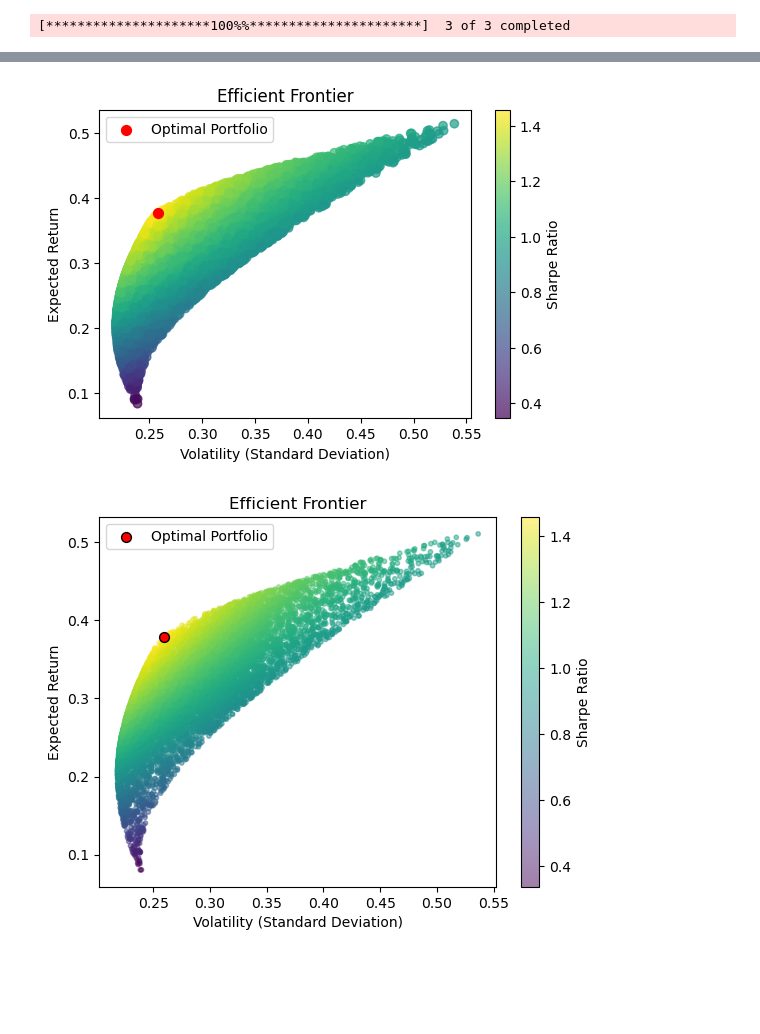
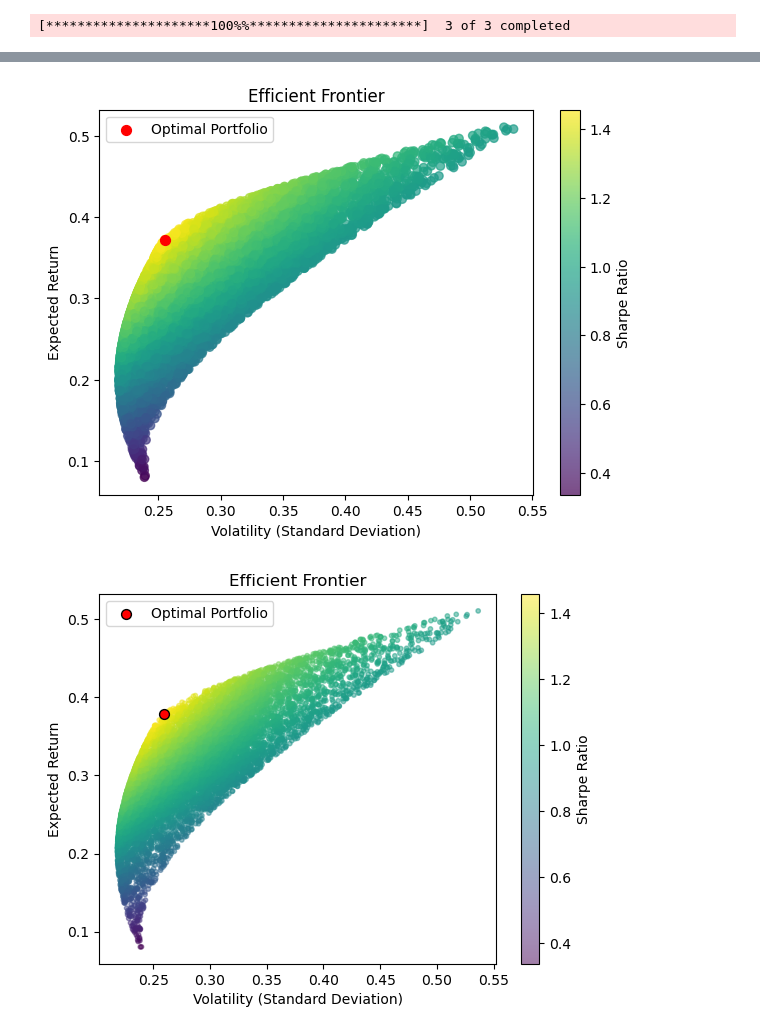
Before and after one commit to RealOkabe/FE-520-Python-for-financial-data, a Jupyter notebook: 2024_Spring_Assignment_2_Questions.ipynb, the cells around one changed output, grey strips where cells are left out. Cells and saved outputs as stored; diff of their text form; code cells hidden in the pictures; blank space fills up the shorter version.

Commit message:
Changed the size of the plot to look more like the provided output.

```diff
--- a/2024_Spring_Assignment_2_Questions.ipynb
+++ b/2024_Spring_Assignment_2_Questions.ipynb
@@ -100,22 +100,22 @@ Date
 # %%
 # Find the optimal portfolio (max Sharpe ratio)
 optimal_portfolio = data_metrics.iloc[data_metrics['Sharpe Ratio'].idxmax()]
 
 # Plot the heatmap
-plt.figure(figsize=(6, 4))
+plt.figure(figsize=(7, 5))
 heatmap = plt.scatter(data_metrics['Volatility'], data_metrics['Return'], c=data_metrics['Sharpe Ratio'], cmap='viridis', alpha=0.7)
 plt.colorbar(heatmap, label='Sharpe Ratio')
 plt.xlabel('Volatility (Standard Deviation)')
 plt.ylabel('Expected Return')
 plt.title('Efficient Frontier')
 
 # Mark the optimal portfolio
 plt.scatter(optimal_portfolio['Volatility'], optimal_portfolio['Return'], color='red', marker='.', s=200, label='Optimal Portfolio')
 
 plt.legend()
 plt.show()
 # %% [output]
-[figure, old version]
+[figure, new version]
 # %%
 # %% [output]
 [figure]
```
Also changed, not shown: parts of 2 cells of this notebook.
